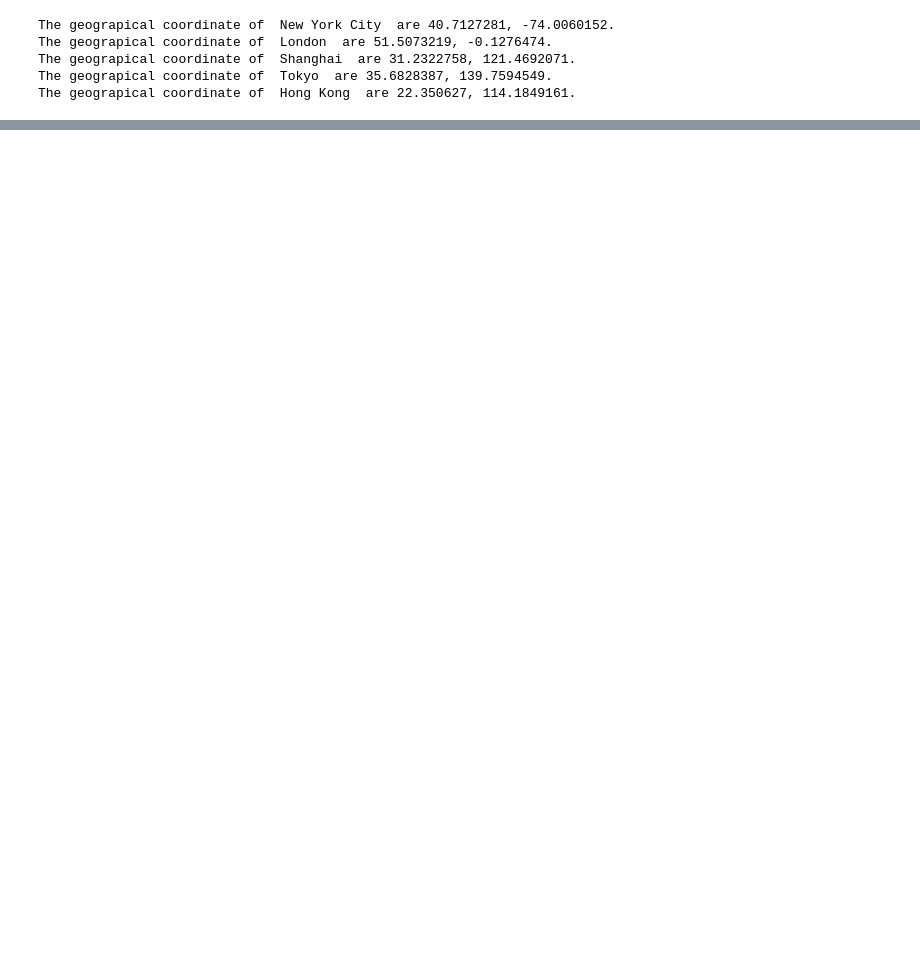
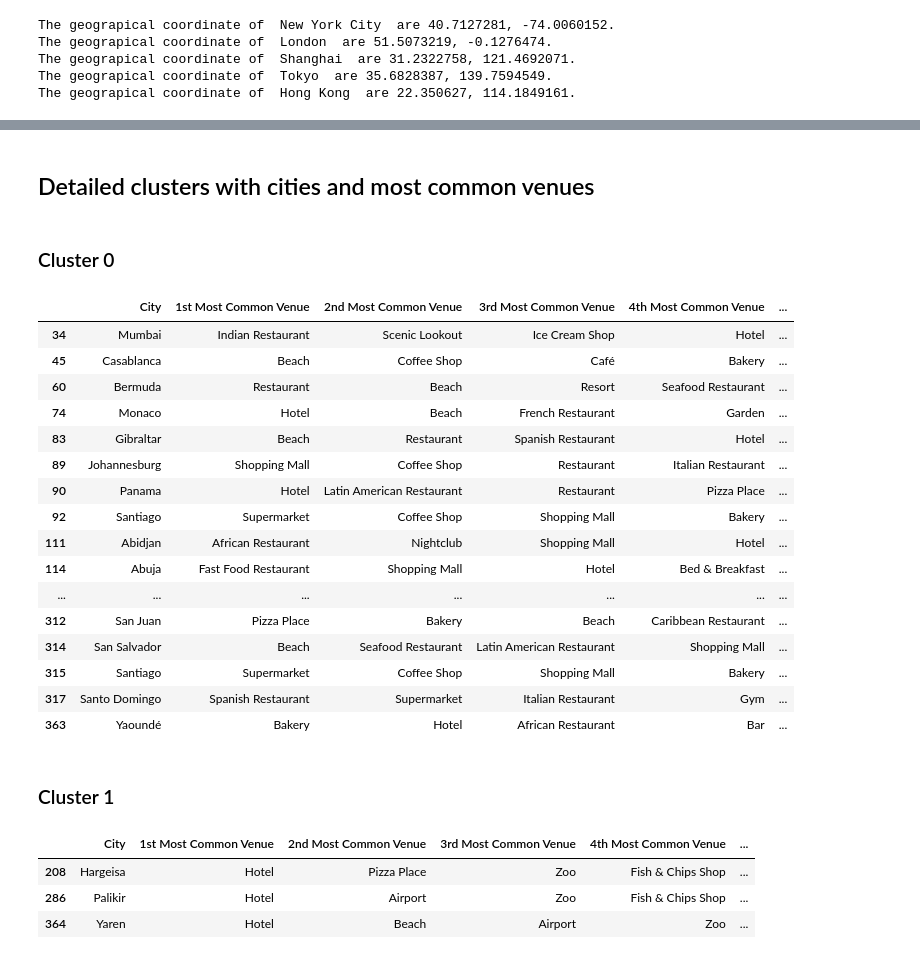
Before and after one commit to DucD0m/Coursera_Capstone, a Jupyter notebook: IBM Data Science Capstone.ipynb, the cells around one changed output, grey strips where cells are left out. Drawn from its saved outputs; the diff is of its cells as text; code cells hidden in the pictures; blank space fills up the shorter version.

```diff
--- a/IBM Data Science Capstone.ipynb
+++ b/IBM Data Science Capstone.ipynb
@@ -181,0 +462,6 @@ https://api.foursquare.com/v2/venues/explore?&client_id=HGTQKEYL2BGEFGU2JS43LI4A
+# %%
+def return_most_common_venues(row, num_top_venues):
+    row_categories = row.iloc[1:]
+    row_categories_sorted = row_categories.sort_values(ascending=False)
+
+    return row_categories_sorted.index.values[0:num_top_venues]
@@ -181,0 +532,10 @@ https://api.foursquare.com/v2/venues/explore?&client_id=HGTQKEYL2BGEFGU2JS43LI4A
+# %%
+# add clustering labels
+city_venues_sorted.insert(0, 'Cluster Labels', kmeans.labels_)
+
+world_merged = dfCities
+
+# merge world_grouped with dfCities to add latitude/longitude for each city
+world_merged = world_merged.join(city_venues_sorted.set_index('City'), on='City')
+
+world_merged.head()
@@ -181,0 +579,33 @@ https://api.foursquare.com/v2/venues/explore?&client_id=HGTQKEYL2BGEFGU2JS43LI4A
+# %% [markdown]
+## Detailed clusters with cities and most common venues
+# %% [markdown]
+### Cluster 0
+# %%
+(world_merged.loc[world_merged['Cluster Labels'] == 0, world_merged.columns[[0]+[4]+list(range(5, world_merged.shape[1]))]]).drop_duplicates(subset=['City'])
+# %% [output]
+|  | City | 1st Most Common Venue | 2nd Most Common Venue | 3rd Most Common Venue | 4th Most Common Venue | ... |
+| 34 | Mumbai | Indian Restaurant | Scenic Lookout | Ice Cream Shop | Hotel | ... |
+| 45 | Casablanca | Beach | Coffee Shop | Café | Bakery | ... |
+| 60 | Bermuda | Restaurant | Beach | Resort | Seafood Restaurant | ... |
+| 74 | Monaco | Hotel | Beach | French Restaurant | Garden | ... |
+| 83 | Gibraltar | Beach | Restaurant | Spanish Restaurant | Hotel | ... |
+| 89 | Johannesburg | Shopping Mall | Coffee Shop | Restaurant | Italian Restaurant | ... |
+| 90 | Panama | Hotel | Latin American Restaurant | Restaurant | Pizza Place | ... |
+| 92 | Santiago | Supermarket | Coffee Shop | Shopping Mall | Bakery | ... |
+| 111 | Abidjan | African Restaurant | Nightclub | Shopping Mall | Hotel | ... |
+| 114 | Abuja | Fast Food Restaurant | Shopping Mall | Hotel | Bed & Breakfast | ... |
+| ... | ... | ... | ... | ... | ... | ... |
+| 312 | San Juan | Pizza Place | Bakery | Beach | Caribbean Restaurant | ... |
+| 314 | San Salvador | Beach | Seafood Restaurant | Latin American Restaurant | Shopping Mall | ... |
+| 315 | Santiago | Supermarket | Coffee Shop | Shopping Mall | Bakery | ... |
+| 317 | Santo Domingo | Spanish Restaurant | Supermarket | Italian Restaurant | Gym | ... |
+| 363 | Yaoundé | Bakery | Hotel | African Restaurant | Bar | ... |
+# %% [markdown]
+### Cluster 1
+# %%
+(world_merged.loc[world_merged['Cluster Labels'] == 1, world_merged.columns[[0]+[4]+list(range(5, world_merged.shape[1]))]]).drop_duplicates(subset=['City'])
+# %% [output]
+|  | City | 1st Most Common Venue | 2nd Most Common Venue | 3rd Most Common Venue | 4th Most Common Venue | ... |
+| 208 | Hargeisa | Hotel | Pizza Place | Zoo | Fish & Chips Shop | ... |
+| 286 | Palikir | Hotel | Airport | Zoo | Fish & Chips Shop | ... |
+| 364 | Yaren | Hotel | Beach | Airport | Zoo | ... |
```
Also changed, not shown: parts of 86 cells of this notebook.
